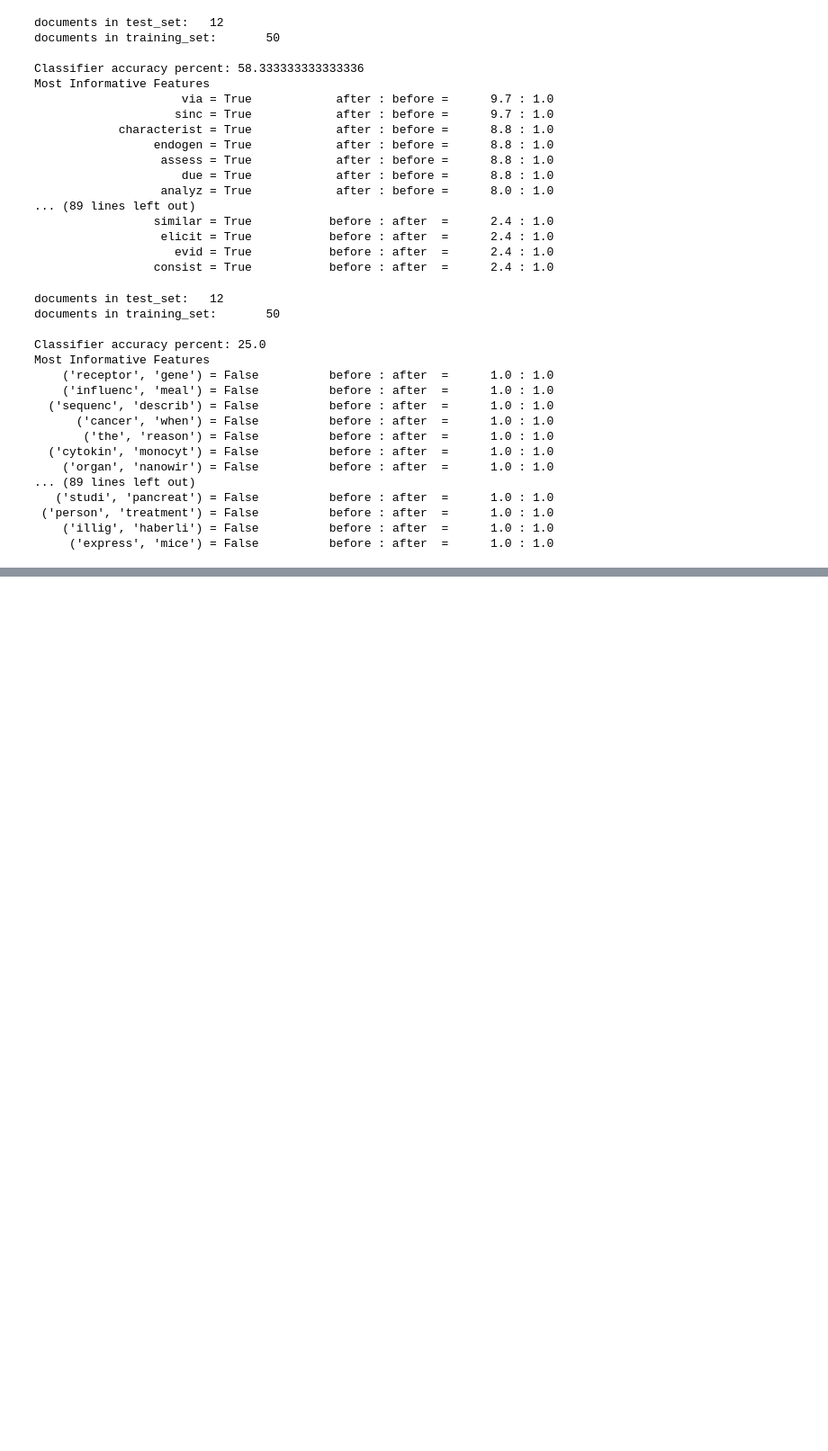
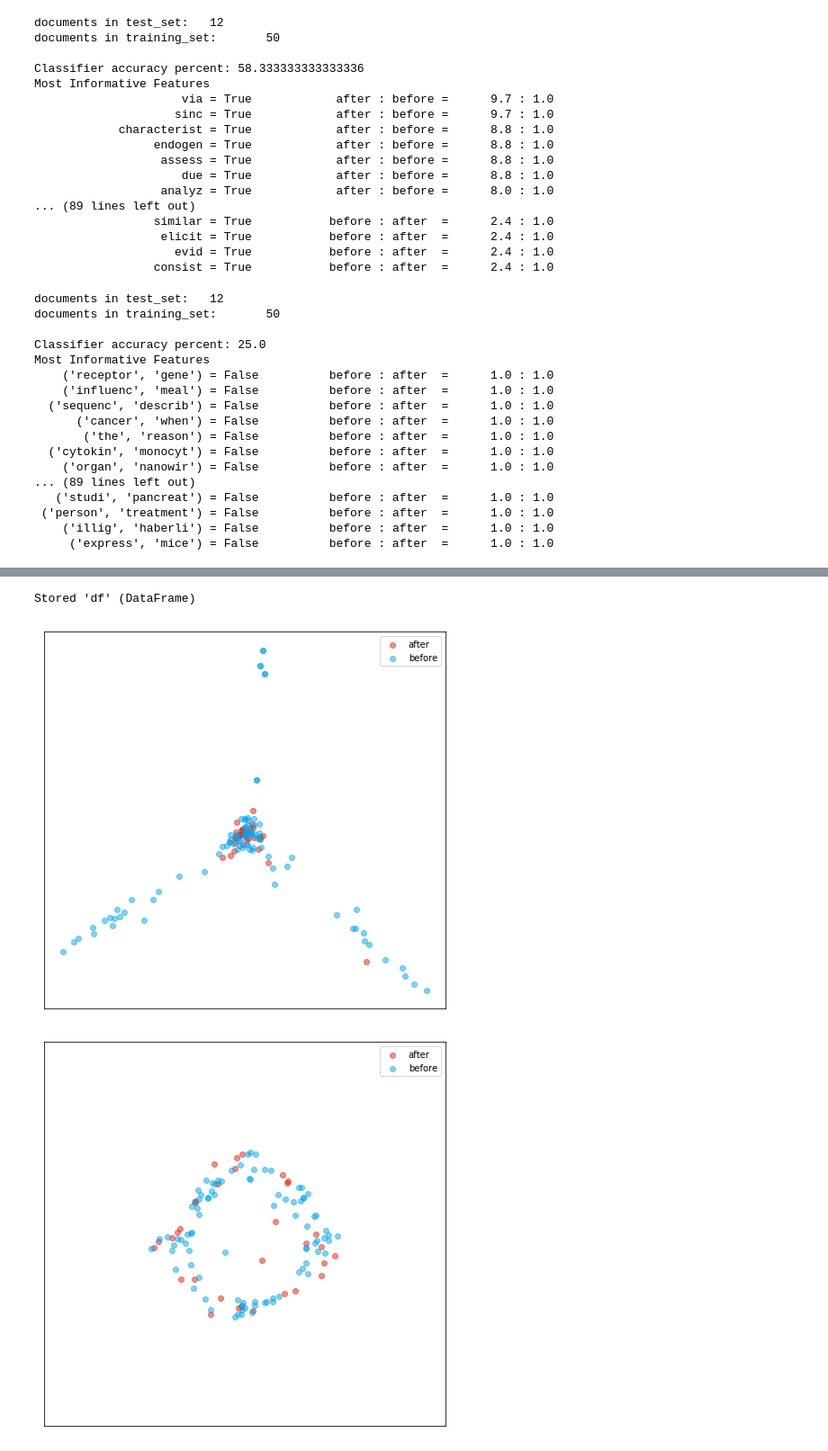
Before and after one commit to dciudadr/eLife_retractions, a Jupyter notebook: select_sentences_citing_and_model.ipynb, the cells around one changed output, grey strips where cells are left out. Shown: that part at 90% size. Drawn from its saved outputs; the diff is of its cells as text; code cells hidden in the pictures; blank space fills up the shorter version.

```diff
--- a/select_sentences_citing_and_model.ipynb
+++ b/select_sentences_citing_and_model.ipynb
@@ -1336,0 +1421,9 @@ Most Informative Features
+# %%
+df = df_documents_all_3sentences       #2.1
+
+%store df
+%run unsupervised_classification.ipynb
+# %% [output]
+Stored 'df' (DataFrame)
+[figure, added]
+[figure, added]
```
Also changed, not shown: parts of 31 cells of this notebook, 4 other files.
